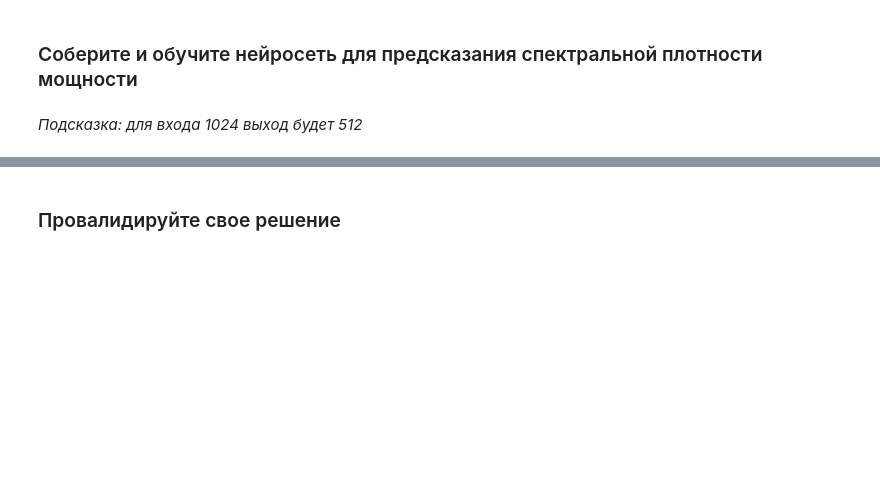
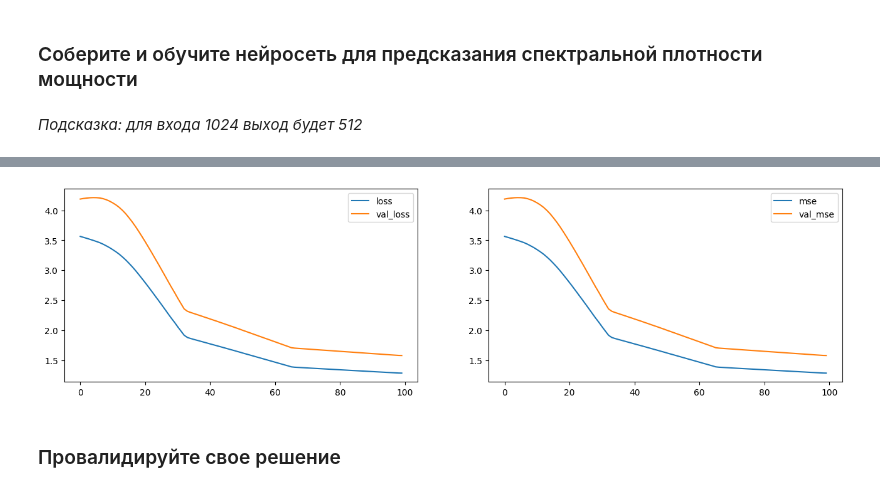
Before and after one commit to OfLoopa/ml_mipt_dafe, a Jupyter notebook: homeworks/hw_4/hw4.ipynb, the cells around one changed output, grey strips where cells are left out. Saved outputs shown, nothing was run; the diff lists cells and outputs as text; code cells hidden in the pictures; blank space fills up the shorter version.

```diff
--- a/homeworks/hw_4/hw4.ipynb
+++ b/homeworks/hw_4/hw4.ipynb
@@ -298,3 +597,28 @@ plt.show()
 ### Соберите и обучите нейросеть для предсказания спектральной плотности мощности
 # %% [markdown]
 *Подсказка: для входа 1024 выход будет 512*
+# %%
+D_in = 1024
+D_out = 513
+
+model_p = torch.nn.Sequential(
+    torch.nn.Linear(D_in, 2 * D_in),
+    torch.nn.BatchNorm1d(2 * D_in),
+    torch.nn.ReLU(),
+    # torch.nn.Dropout(0.2),
+    torch.nn.Linear(2 * D_in, D_out),
+    # torch.nn.BatchNorm1d(D_out),
+    # torch.nn.ReLU(),
+    # torch.nn.Linear(D_out, D_out),
+)
+# %%
+optimizerAdam_p = torch.optim.Adam(model_p.parameters(), lr=learning_rate)
+scheduler = torch.optim.lr_scheduler.MultiStepLR(optimizerAdam_p, milestones=[int(n_epochs / lr_decay) * (i+1) for i in range(lr_decay)], gamma=0.5)
+model_p = model_p.apply(init_weights)
+loss_fn = torch.nn.MSELoss()
+# %%
+mse_train_all, loss_train_all, mse_test_all, loss_test_all = \
+          train(
+              model_p, n_epochs, batch_size, loss_fn,
+              optimizerAdam_p, X_train, y_train, X_test, y_test, scheduler = None, lr_decay=3
+          )
@@ -300,0 +661,4 @@ plt.show()
+# %%
+vis_history(mse_train_all, loss_train_all, mse_test_all, loss_test_all)
+# %% [output]
+[figure, added]
```
Also changed, not shown: parts of 36 cells of this notebook.
